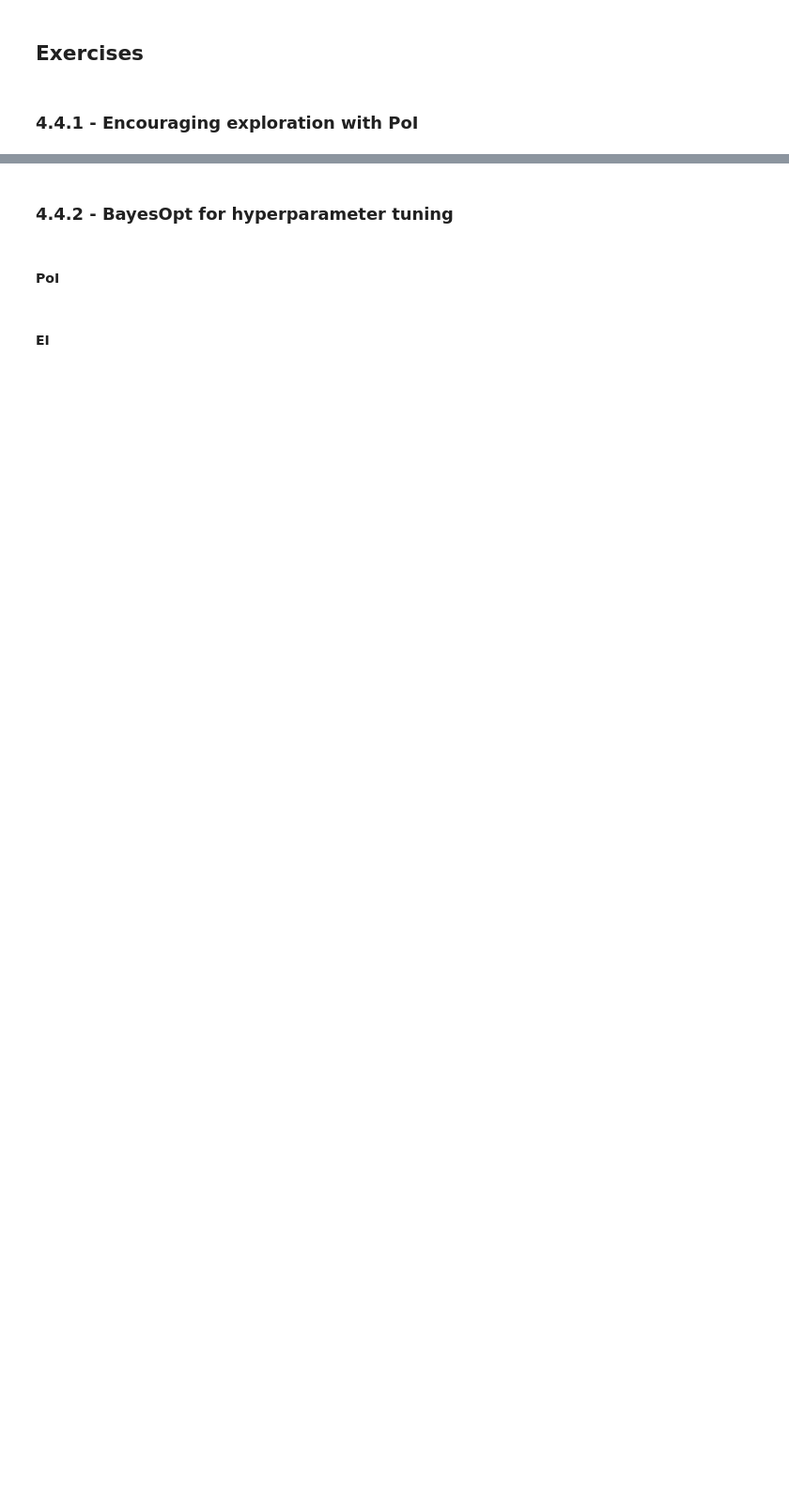
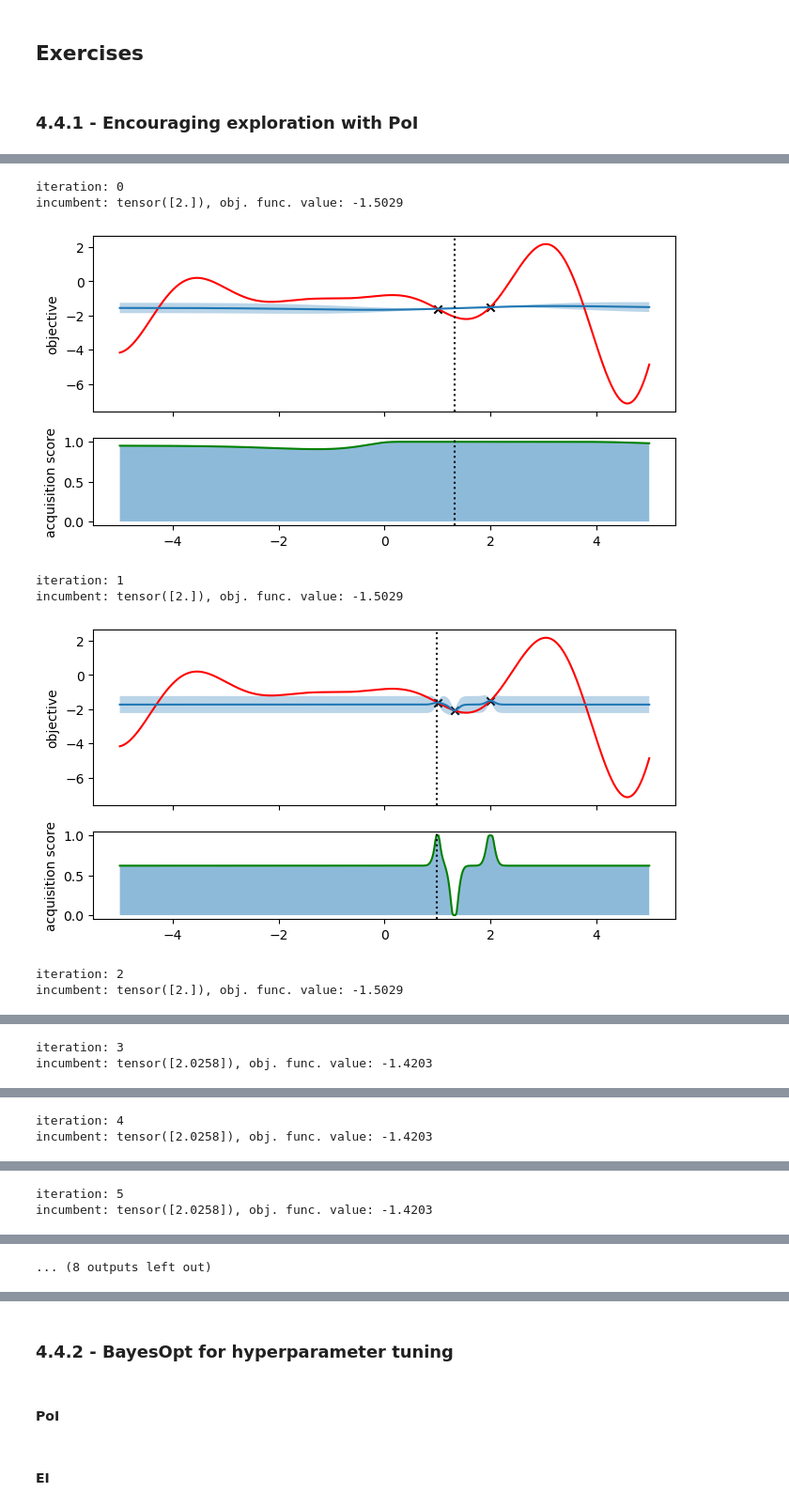
Before and after one commit to GStechschulte/books-with-code, a Jupyter notebook: bayes_opt/ch_4_exercises.ipynb, the cells around one changed output, grey strips where cells are left out. Shown at 94% size. Saved outputs shown, nothing was run; the diff lists cells and outputs as text; code cells hidden in the pictures; blank space fills up the shorter version.

```diff
--- a/bayes_opt/ch_4_exercises.ipynb
+++ b/bayes_opt/ch_4_exercises.ipynb
@@ -113,0 +142,47 @@ for i in range(num_queries):
+# %%
+num_queries = 10
+epsilon_pct = 0.2
+train_y_neg = -train_y
+for i in range(num_queries):
+    print(f"iteration: {i}")
+    print(f"incumbent: {train_x[train_y_neg.argmax()]}, obj. func. value: {train_y_neg.max():.4f}")
+
+    data = GPData(train_x, train_y_neg, xs, -ys)
+
+    # run training loop to fit the GP
+    model, likelihood = fit_gp_model(GPModel, data)
+
+    # compute acquisition scores and get next point
+    # policy = botorch.acquisition.analytic.ProbabilityOfImprovement(
+    #     model, best_f=train_y.min() * (1 - epsilon_pct) # add epsilon % to the best observed value
+    # )
+    policy = botorch.acquisition.analytic.ProbabilityOfImprovement(
+        model, best_f=train_y_neg.max() * (1 + epsilon_pct) # add epsilon % to the best observed value
+    )
+    next_x, acq_score = botorch.optim.optimize_acqf(
+        policy,
+        bounds=bounds,
+        q=1,
+        num_restarts=40,
+        raw_samples=100
+    )
+
+    # visualization
+    visualize_gp_belief_and_policy(model, likelihood, data, policy, next_x)
+
+    # evaluate obj. func. at next_x and update training data
+    # flip sign to minimize
+    next_y = -forrester_1d(next_x)
+
+    train_x = torch.cat([train_x, next_x])
+    # both train_y and next_y need to have their signs flipped
+    train_y_neg = torch.cat([train_y_neg, next_y])
+# %% [output]
+iteration: 0
+incumbent: tensor([2.]), obj. func. value: -1.5029
+[figure, added]
+iteration: 1
+incumbent: tensor([2.]), obj. func. value: -1.5029
+[figure, added]
+iteration: 2
+incumbent: tensor([2.]), obj. func. value: -1.5029
@@ -113,0 +190,2 @@ for i in range(num_queries):
+iteration: 3
+incumbent: tensor([2.0258]), obj. func. value: -1.4203
@@ -113,0 +193,2 @@ for i in range(num_queries):
+iteration: 4
+incumbent: tensor([2.0258]), obj. func. value: -1.4203
@@ -113,0 +196,2 @@ for i in range(num_queries):
+iteration: 5
+incumbent: tensor([2.0258]), obj. func. value: -1.4203
@@ -113,0 +199 @@ for i in range(num_queries):
+... (8 outputs left out)
```
Also changed, not shown: parts of 15 cells of this notebook.
